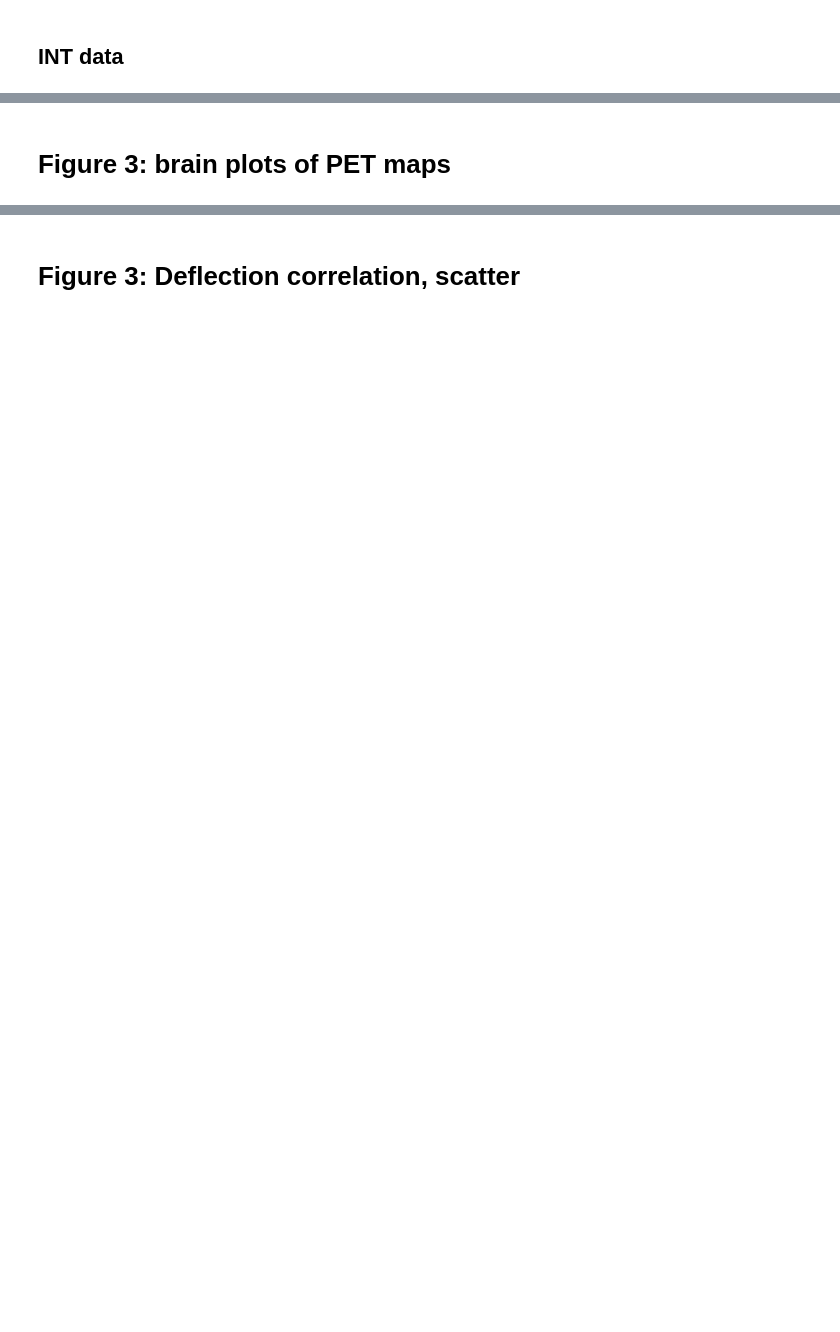
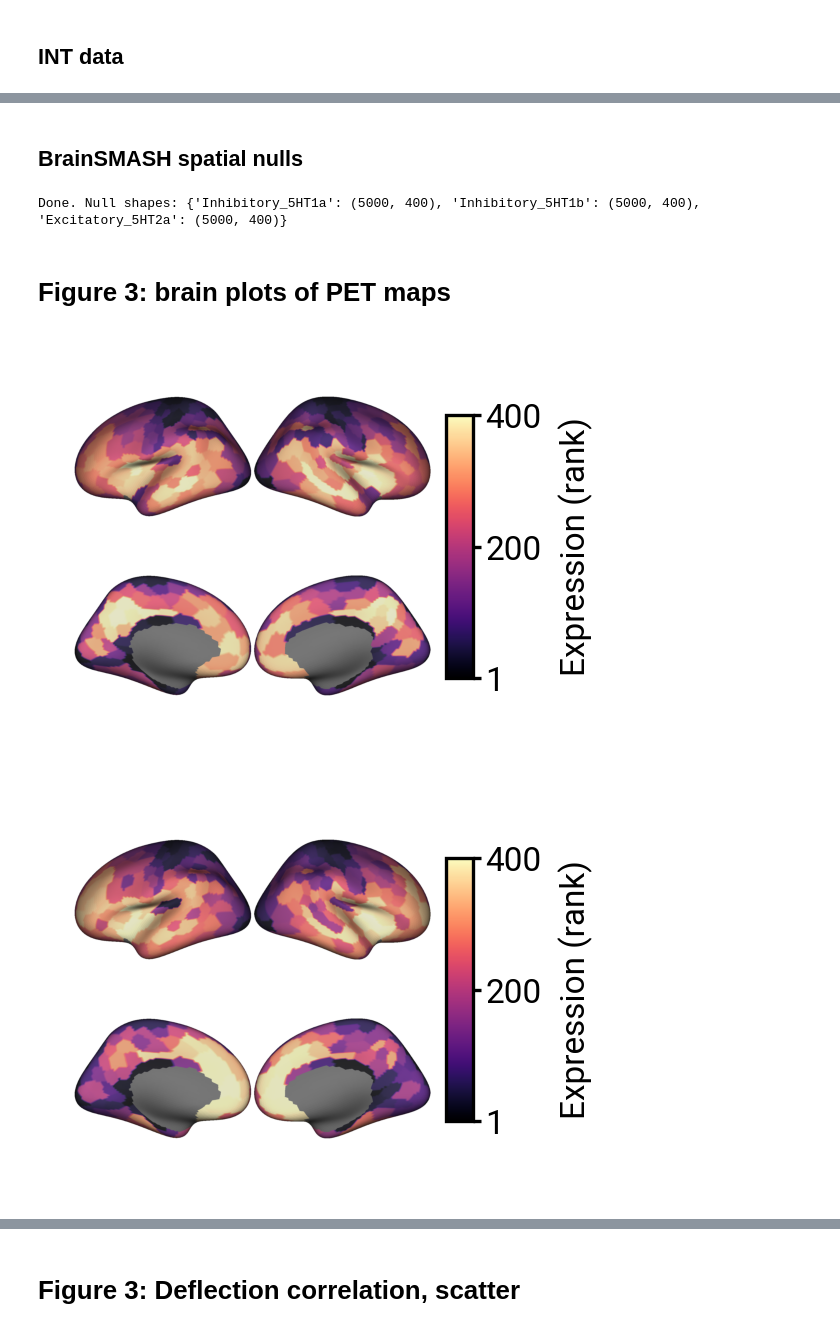
Before and after one commit to LindenParkesLab/intrinsic_neural_timescales, a Jupyter notebook: scripts/timescales_analysis_fig3.ipynb, the cells around one changed output, grey strips where cells are left out. Cells and saved outputs as stored; diff of their text form; code cells hidden in the pictures; blank space fills up the shorter version.

```diff
--- a/scripts/timescales_analysis_fig3.ipynb
+++ b/scripts/timescales_analysis_fig3.ipynb
@@ -41,7 +52,6 @@ import matplotlib.patches as mpatches
 import adjustText
 # %%
 my_colors = get_my_colors(cat_trio=False, as_list=True)
-plt.rcParams['font.size'] = 8
 # %%
 def average_pet_markers(df_neuro, pet_categories, pet_category='neurotransmitter_function'):
     unique_markers = pet_categories[pet_category].unique()
@@ -907,8 +943,12 @@ pet_category = 'neurotransmitter_function'
 plot_cols = pet_categories[pet_category].unique()
 plot_cols = [f'Mean_{s}' for s in plot_cols]
 
-# if pet_category == 'receptor_mechanism':
-#     order_indices = [0, 2, 1]
-#     plot_cols = [plot_cols[i] for i in order_indices]
+if pet_category == 'neurotransmitter_function':
+    order_indices = [1, 0, 2]
+    plot_cols = [plot_cols[i] for i in order_indices]
+
+if pet_category == 'receptor_mechanism':
+    order_indices = [0, 2, 1]
+    plot_cols = [plot_cols[i] for i in order_indices]
 
 print(plot_cols)
@@ -1006,36 +1054,70 @@ df_ints
+# %% [markdown]
+## BrainSMASH spatial nulls
+# %%
+n_perms = 5000
+null_dir = os.path.join(nas_scratch_dir, 'brainsmash_nulls')
+os.makedirs(null_dir, exist_ok=True)
+
+# Generate (or load) spatially autocorrelation-preserving nulls for every PET map.
+# Nulls are saved as (n_perms, n_regions) arrays so they can be reloaded on future
+# runs without re-running BrainSMASH.
+brainsmash_nulls = {}
+for col in tqdm(df_neuro.columns, desc='BrainSMASH nulls'):
+    null_file = os.path.join(null_dir, f'{col}_{n_perms}_nulls.npy')
+    if os.path.exists(null_file):
+        brainsmash_nulls[col] = np.load(null_file)
+    else:
+        brain_map = df_neuro[col].values
+        valid = ~np.isnan(brain_map)
+        D = distance_matrix[np.ix_(valid, valid)]
+        base = Base(brain_map[valid], D)
+        surrogates = base(n=n_perms)  # (n_perms, n_valid_regions)
+        nulls = np.full((n_perms, len(brain_map)), np.nan)
+        nulls[:, valid] = surrogates
+        np.save(null_file, nulls)
+        brainsmash_nulls[col] = nulls
+
+print('Done. Null shapes:', {k: v.shape for k, v in list(brainsmash_nulls.items())[:3]})
+# %% [output]
+Done. Null shapes: {'Inhibitory_5HT1a': (5000, 400), 'Inhibitory_5HT1b': (5000, 400), 'Excitatory_5HT2a': (5000, 400)}
 # %% [markdown]
 # Figure 3: brain plots of PET maps
 # %%
 if not left_hemi:
     for col in plot_cols:
     # for col in df_neuro.columns:
         out_file = os.path.join(nas_scratch_dir, f'{col}.png')
 
         if 'PCA' in col:
             data_vector = df_neuro[col].values
             cmap = 'coolwarm'
             symmetric_cbar = True
             cbar_label = 'PC Score'
         else:
-            data_vector = sp.stats.rankdata(df_neuro[col], nan_policy='omit')
+            data_vector = sp.stats.rankdata(df_neuro[col], nan_policy='omit').astype(int)
             cmap = 'magma'
             symmetric_cbar = False
             cbar_label = 'Expression (rank)'
 
-        if not os.path.exists(out_file):
-            fig, axes = plot_brain_surface_data(
-                data_vector=data_vector,
-                parcellation='schaefer_400-7',
-                title=None, figsize=(1.75, 1.25), fontsize=8,
-                cmap=cmap, symmetric_cbar=symmetric_cbar, cbar_label=cbar_label
-            )
-            plt.show()
-            fig.savefig(os.path.join(nas_scratch_dir, f'{col}.png'), bbox_inches='tight', dpi=300, transparent=True)
+        # if not os.path.exists(out_file):
+        fig, axes = plot_brain_surface_data(
+            data_vector=data_vector,
+            parcellation='schaefer_400-7',
+            # title=col.split('_')[1],
+            title=None,
+            cmap=cmap, symmetric_cbar=symmetric_cbar, cbar_label=cbar_label
+        )
+        plt.show()
+        fig.savefig(os.path.join(nas_scratch_dir, f'{col}.png'), bbox_inches='tight', dpi=1000, transparent=True)
 
-        fig, axes = plt.subplots(nrows=1, ncols=1, sharex=False, sharey=False, figsize=(2.25, 1.75))
-        plot_correlation(sa_axis, data_vector, axes,
-                         y_label=col,
-                         data_group=np.asarray(yeo_systems), show_stats=True, fontsize=8, method='spearman',
-                         size=15,
-                         cbar_label='Yeo Systems',
-                         auto_polynomial=True, models_to_test=[1,], model_selection_metric='variance_explained')
+        # fig, axes = plt.subplots(nrows=1, ncols=1, sharex=False, sharey=False, figsize=(2.25, 1.75))
+        # plot_correlation(sa_axis, data_vector, axes,
+        #                  y_label=col,
+        #                  data_group=np.asarray(yeo_systems), show_stats=True, fontsize=8, method='spearman',
+        #                  size=15,
+        #                  cbar_label='Yeo Systems',
+        #                  auto_polynomial=True, models_to_test=[1,], model_selection_metric='variance_explained')
+        # plt.show()
+# %% [output]
+[figure, added]
+[figure, added]
```
Also changed, not shown: parts of 26 cells of this notebook.
